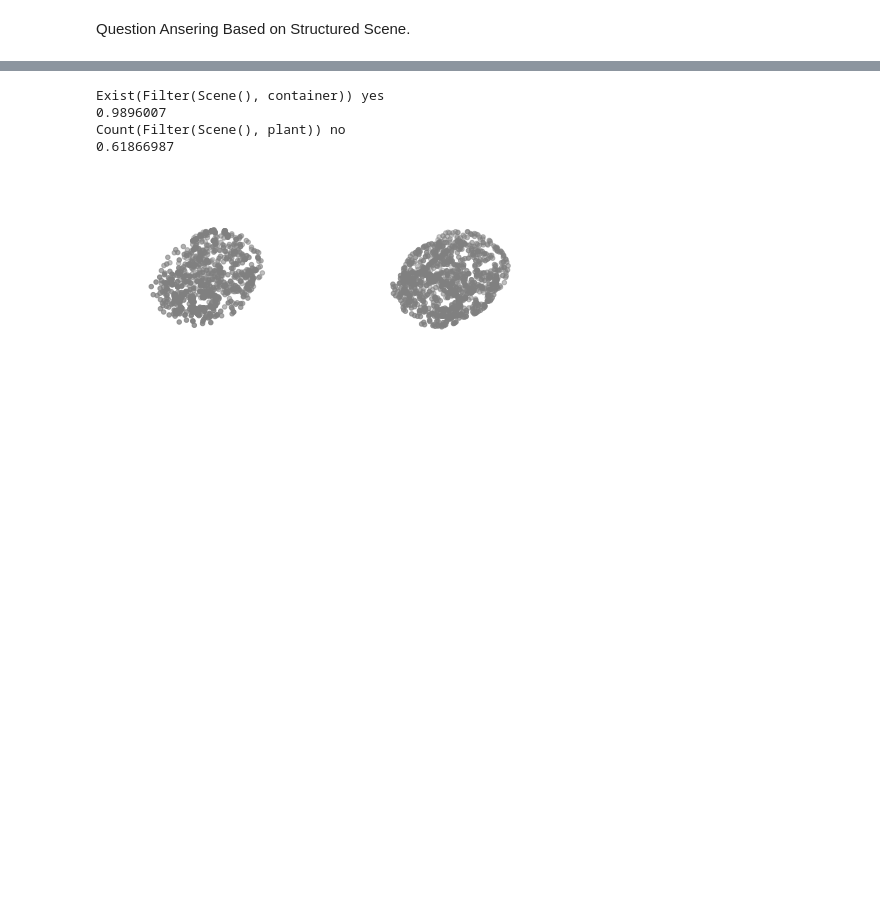
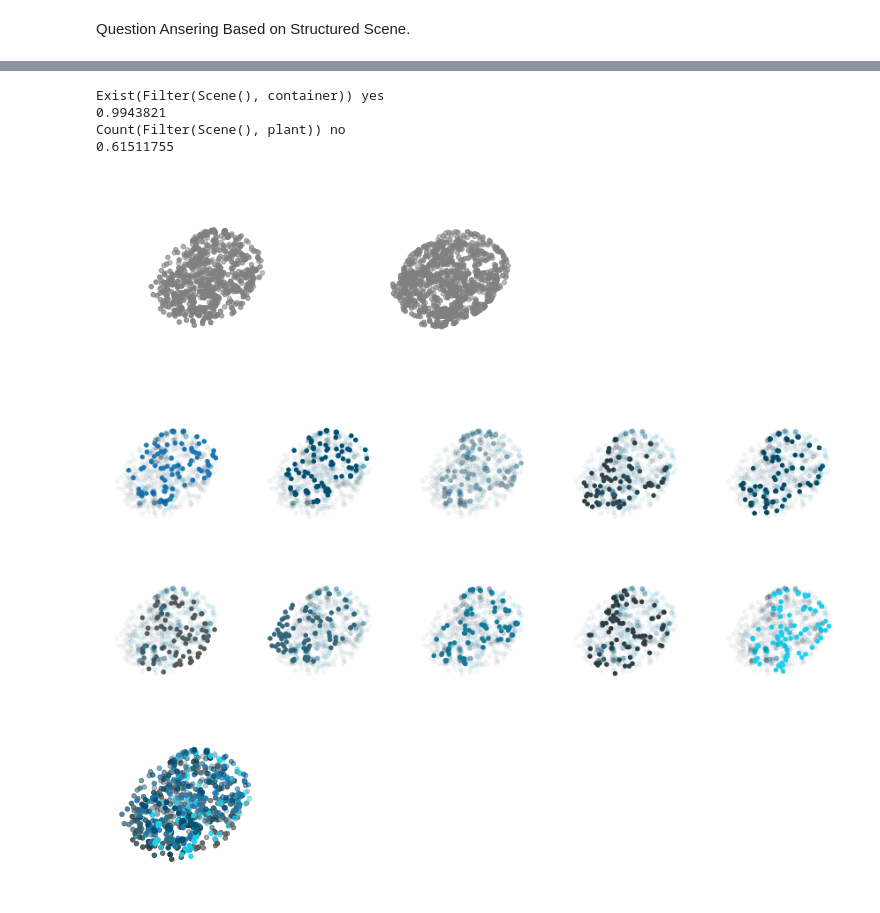
Before and after one commit to ZongjingLi/Hierarchical-Learner, a Jupyter notebook: HierarchyLearner/demoseq.ipynb, the cells around one changed output, grey strips where cells are left out. Cells and saved outputs as stored; diff of their text form; code cells hidden in the pictures; blank space fills up the shorter version.

```diff
--- a/HierarchyLearner/demoseq.ipynb
+++ b/HierarchyLearner/demoseq.ipynb
@@ -188,7 +192,7 @@ kwargs = {"features":features,
 
 
 qa_programs = [
-    "exist(filter(scene(),body))",
+    "exist(filter(scene(),leg))",
     ]
 answers = [
     "yes"
@@ -309,32 +312,36 @@ scores,features,connections = load_scene(scene_struct, 0)
 
 kwargs = {"features":features,
         "end":scores,
         "connections":connections}
 
 
 qa_programs = [
     "exist(filter(scene(),container))",
     "count(filter(scene(),plant))",
     ]
 answers = [
     "yes","no"
 ]
 
 language_loss = 0.0
 model.executor.effective_level = 1
 for i,q in enumerate(qa_programs):
         answer = answers[i]
 
         q = model.executor.parse(q)
 
 
         o = model.executor(q, **kwargs)
 
         print(q,answer)
         print(o["end"].sigmoid().detach().numpy())
+plt.show()
+visualize_pointcloud_components(components[0].detach())
 # %% [output]
 Exist(Filter(Scene(), container)) yes
-0.9896007
+0.9943821
 Count(Filter(Scene(), plant)) no
-0.61866987
+0.61511755
 [figure]
+[figure, added]
+[figure, added]
```
Also changed, not shown: parts of 9 cells of this notebook, 23 other files.
